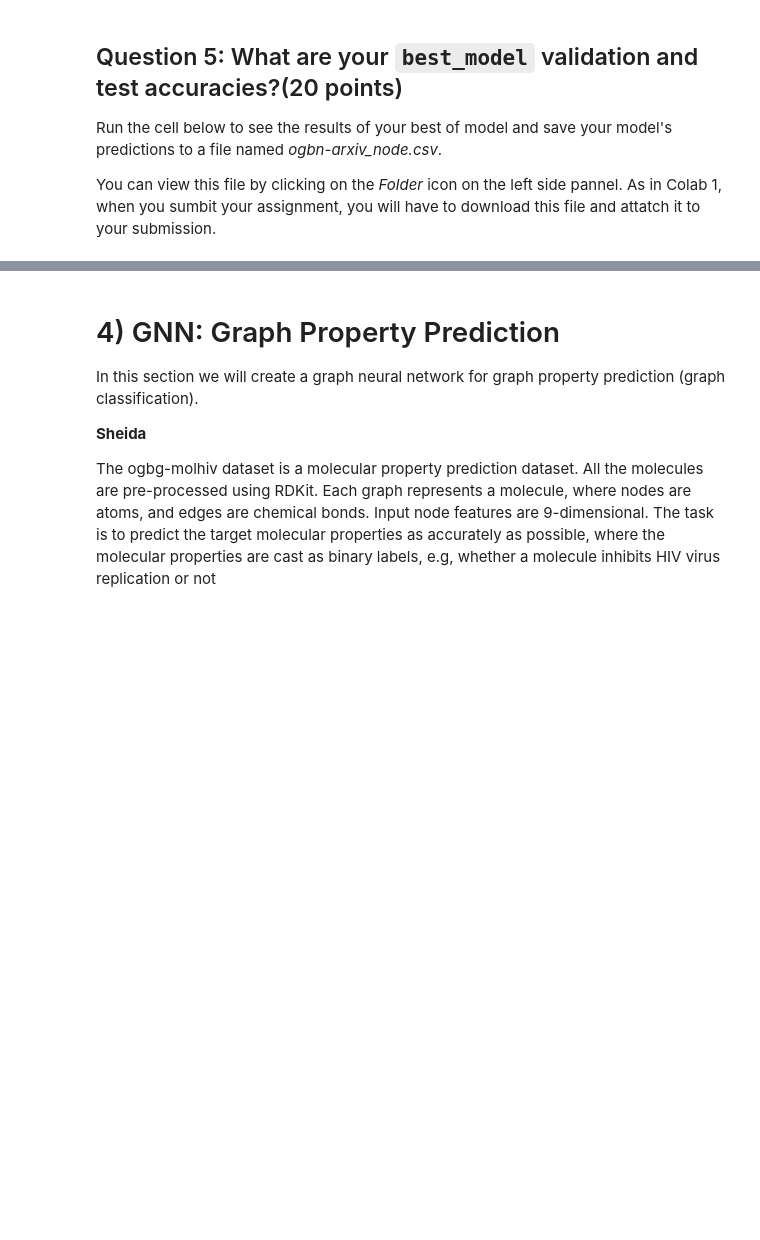
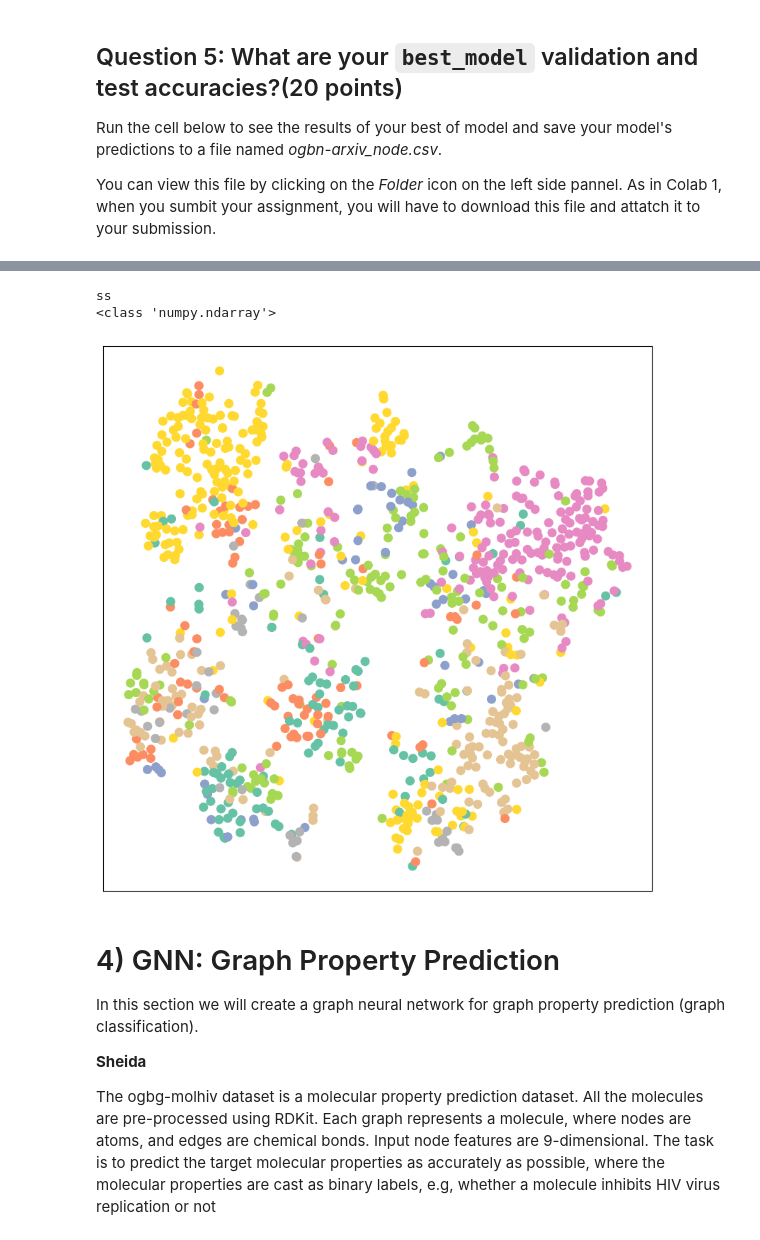
Before and after one commit to SheidaMajouni/GNN, a Jupyter notebook: CS224W_Colab2.ipynb, the cells around one changed output, grey strips where cells are left out. Saved outputs shown, nothing was run; the diff lists cells and outputs as text; code cells hidden in the pictures; blank space fills up the shorter version.

```diff
--- a/CS224W_Colab2.ipynb
+++ b/CS224W_Colab2.ipynb
@@ -579,3 +601,10 @@ Best model: Train: 73.76%, Valid: 71.64% Test: 70.84%
+# %%
+x_visual, out = model(data.x, data.adj_t)
+visualize(x_visual[0:1000,], color=data.y[0:1000])
+# %% [output]
+ss
+<class 'numpy.ndarray'>
+[figure, added]
 # %% [markdown]
 # 4) GNN: Graph Property Prediction
 
```
Also changed, not shown: parts of 8 cells of this notebook.
